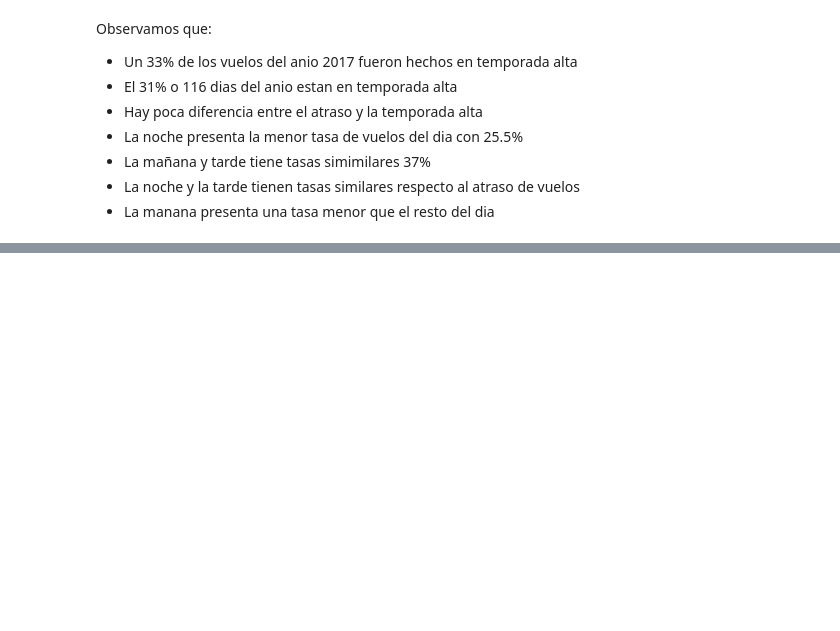
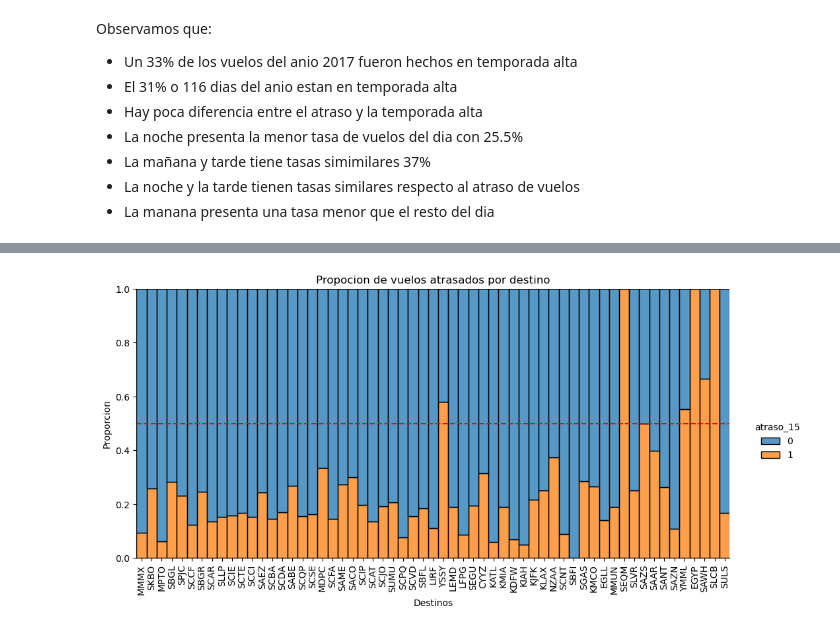
Before and after one commit to frandak2/latam_airlines, a Jupyter notebook: notebooks/1.0-fmh-initial-data-exploration.ipynb, the cells around one changed output, grey strips where cells are left out. Drawn from its saved outputs; the diff is of its cells as text; code cells hidden in the pictures; blank space fills up the shorter version.

```diff
--- a/notebooks/1.0-fmh-initial-data-exploration.ipynb
+++ b/notebooks/1.0-fmh-initial-data-exploration.ipynb
@@ -472,6 +498,6 @@ noche     25.448171
 Name: periodo_dia, dtype: float64
 # %%
 # Validación la correcta creacion de periodo
-dataset_SCL['hora']=dataset_SCL['Fecha-I'].dt.hour
-dataset_SCL.groupby(by=['periodo_dia','hora']).size()
+dataset_SCL['HORA']=dataset_SCL['Fecha-I'].dt.hour
+dataset_SCL.groupby(by=['periodo_dia','HORA']).size()
 # %% [output]
@@ -492,9 +518,6 @@ noche        0       1082
              17      3465
              18      4162
 dtype: int64
-# %%
-# Eliminar la variable hora
-dataset_SCL.drop(columns='hora', inplace=True)
 # %%
 cols = ['periodo_dia','temporada_alta', 'atraso_15']
 
@@ -526,0 +632,30 @@ Observamos que:
+# %%
+cols = ['Des-I', 'atraso_15']
+dataset_SCL_melt= dataset_SCL[cols].melt(id_vars='atraso_15', var_name='cols')
+
+g = sns.displot(
+    data=dataset_SCL_melt,
+    x='value',
+    col='cols',
+    hue='atraso_15',
+    multiple='fill',
+    stat='proportion',
+    col_wrap=1,
+    height=5,
+    aspect=2,
+    facet_kws={'sharey': False, 'sharex': False}
+)
+# plt.xlabel('Destinos')
+# plt.ylabel('Proporcion')
+# plt.title('Propocion de vuelos atrasados por destino')
+# plt.setp(ax.get_xticklabels(), rotation=90)
+
+for ax in g.axes:
+    # plt.figure(figsize = (15, 8))
+    plt.xlabel('Destinos')
+    plt.ylabel('Proporcion')
+    plt.title('Propocion de vuelos atrasados por destino')
+    plt.setp(ax.get_xticklabels(), rotation=90)
+    ax.axhline(y=0.5, color='red', linestyle='--')
+# %% [output]
+[figure, added]
```
Also changed, not shown: parts of 44 cells of this notebook, 3 other files.
